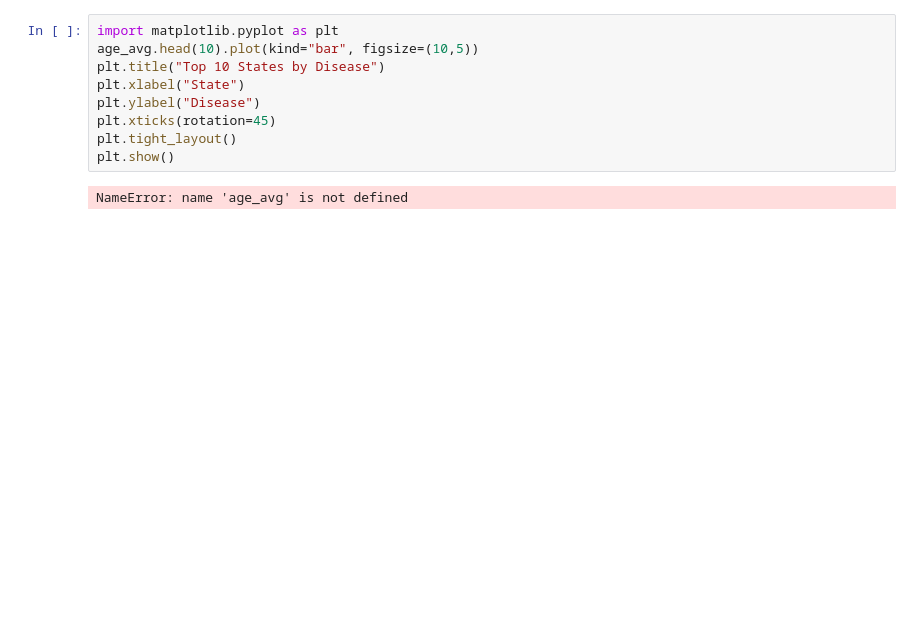
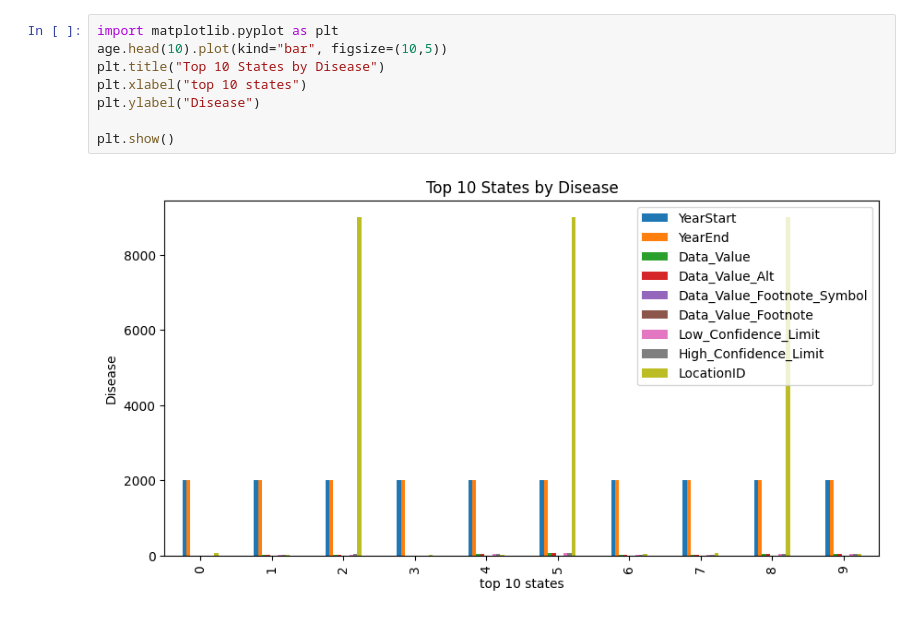
Before and after one commit to willyoonn-hue/DSRP, a Jupyter notebook: Health_final_project.ipynb, the cells around one changed output. Cells and saved outputs as stored; diff of their text form; blank space fills up the shorter version.

```diff
--- a/Health_final_project.ipynb
+++ b/Health_final_project.ipynb
@@ -36,11 +79,10 @@ age = age.drop_duplicates()
 # %%
 import matplotlib.pyplot as plt
-age_avg.head(10).plot(kind="bar", figsize=(10,5))
+age.head(10).plot(kind="bar", figsize=(10,5))
 plt.title("Top 10 States by Disease")
-plt.xlabel("State")
+plt.xlabel("top 10 states")
 plt.ylabel("Disease")
-plt.xticks(rotation=45)
-plt.tight_layout()
+
 plt.show()
 # %% [output]
-NameError: name 'age_avg' is not defined
+[figure, added]
```
Also changed, not shown: parts of 5 cells of this notebook.
